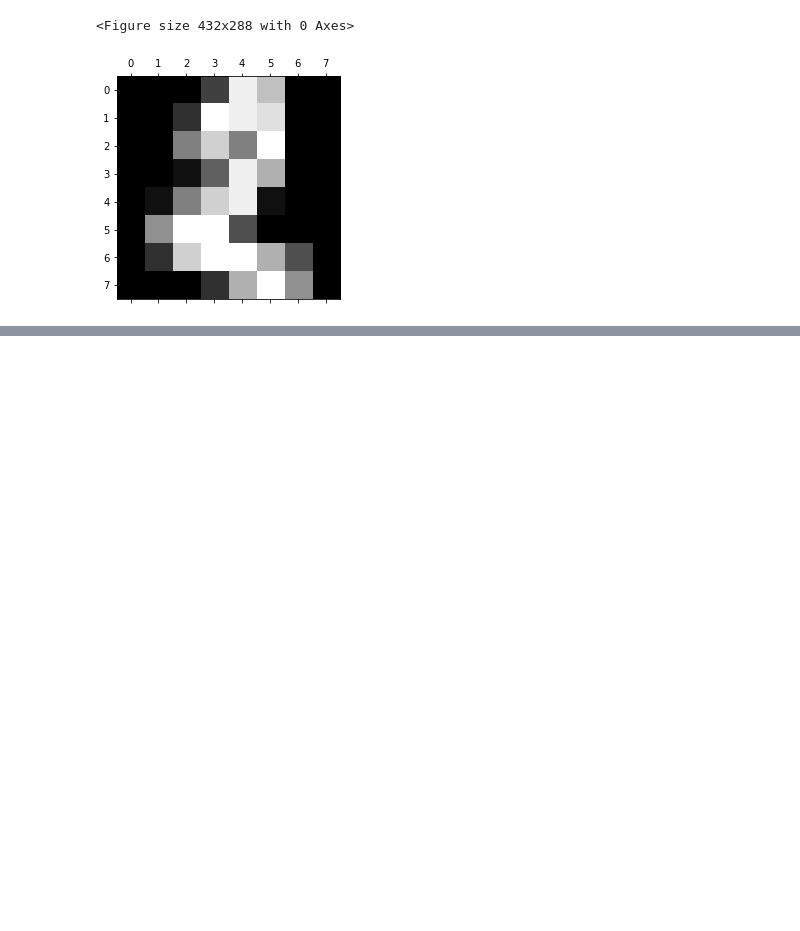
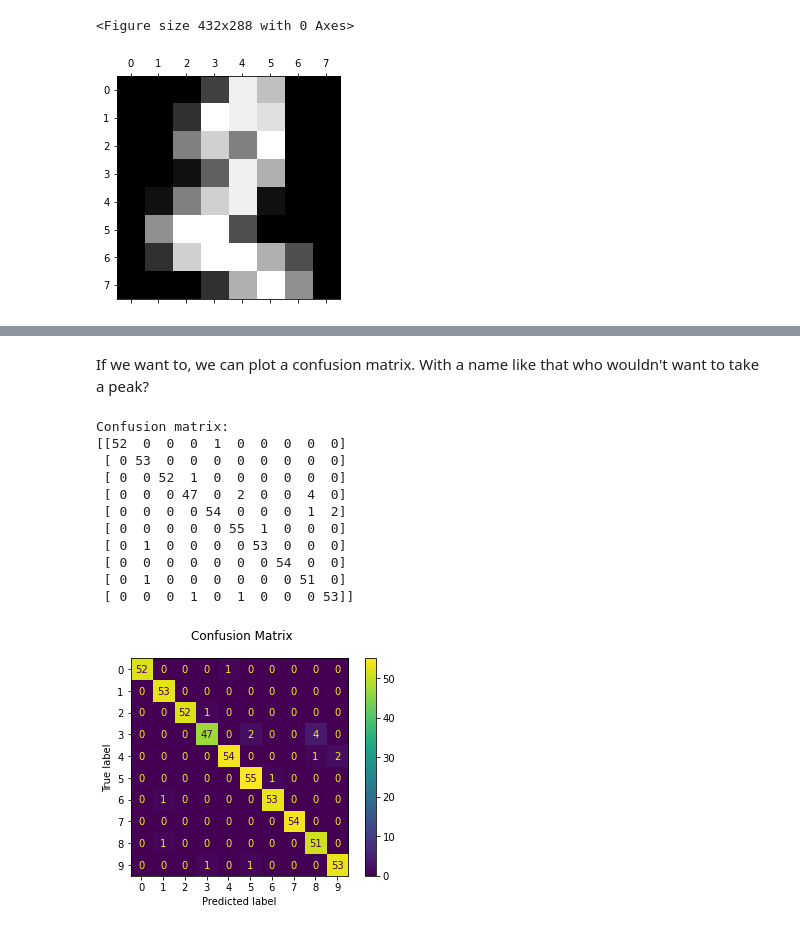
Before and after one commit to JHarrisonEcoEvo/computing_tutorials, a Jupyter notebook: sklearn_primer.ipynb, the cells around one changed output, grey strips where cells are left out. Saved outputs shown, nothing was run; the diff lists cells and outputs as text; code cells hidden in the pictures; blank space fills up the shorter version.

```diff
--- a/sklearn_primer.ipynb
+++ b/sklearn_primer.ipynb
@@ -29,0 +145,21 @@ plt.show()
+# %% [markdown]
+If we want to, we can plot a confusion matrix. With a name like that who wouldn't want to take a peak?
+# %%
+disp = metrics.plot_confusion_matrix(clf, x_test, y_test)
+disp.figure_.suptitle("Confusion Matrix")
+print(f"Confusion matrix:\n{disp.confusion_matrix}")
+
+plt.show()
+# %% [output]
+Confusion matrix:
+[[52  0  0  0  1  0  0  0  0  0]
+ [ 0 53  0  0  0  0  0  0  0  0]
+ [ 0  0 52  1  0  0  0  0  0  0]
+ [ 0  0  0 47  0  2  0  0  4  0]
+ [ 0  0  0  0 54  0  0  0  1  2]
+ [ 0  0  0  0  0 55  1  0  0  0]
+ [ 0  1  0  0  0  0 53  0  0  0]
+ [ 0  0  0  0  0  0  0 54  0  0]
+ [ 0  1  0  0  0  0  0  0 51  0]
+ [ 0  0  0  1  0  1  0  0  0 53]]
+[figure, added]
```
Also changed, not shown: parts of 20 cells of this notebook.
